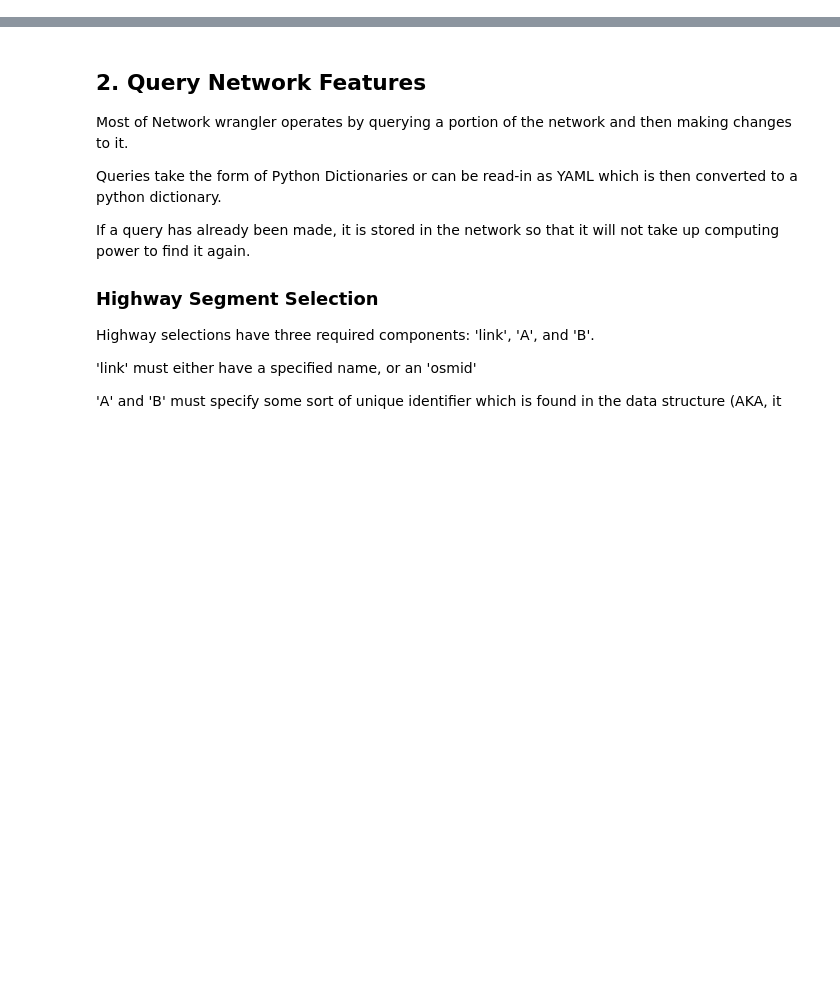
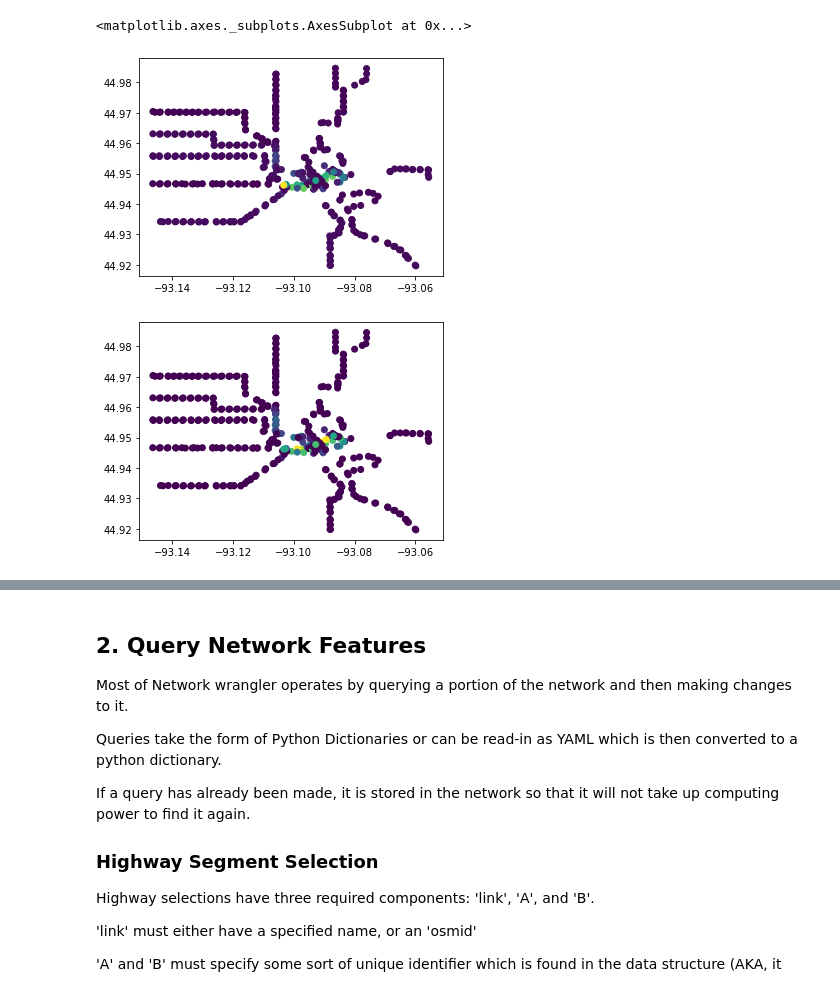
Before and after one commit to wsp-sag/network_wrangler, a Jupyter notebook: notebook/Wrangler Quickstart.ipynb, the cells around one changed output, grey strips where cells are left out. Saved outputs shown, nothing was run; the diff lists cells and outputs as text; code cells hidden in the pictures; blank space fills up the shorter version.

Commit message:
quicktart update
-  add inline documentation and logging
- make gdf creation more flexible for transit shapes
- drastically increase docuemntation and plotting examples in quickstart

```diff
--- a/notebook/Wrangler Quickstart.ipynb
+++ b/notebook/Wrangler Quickstart.ipynb
@@ -11,6 +12,7 @@ This notebook should give you a high-level overview of using Wrangler to do the
 # %%
 import os
 import warnings
+import sys
 
 import numpy as np
 import pandas as pd
@@ -26,5 +28,13 @@ from IPython.display import display, HTML
 %config IPCompleter.greedy=True
 pd.set_option('display.max_columns', None)
 warnings.filterwarnings('ignore')
+
+import logging
+logger = logging.getLogger("WranglerLogger")
+#logger.handlers[0].stream = sys.stdout
+# if you don't want to see so much detail, set to logging.INFO or DEBUG
+logger.setLevel(logging.INFO)
+
+
 %load_ext autoreload
 %autoreload 2
@@ -80,0 +204,52 @@ transit_net.feed.shapes[:5]
+# %%
+selected_service_id = transit_net.feed.trips.loc[0,'service_id'] #just pick the first one for now
+time_of_day = "8:00:00" #24 hour time
+
+
+# 1. Select trips for a service id
+selected_trips = transit_net.feed.trips.loc[transit_net.feed.trips.service_id==selected_service_id][['trip_id','route_id','shape_id']]
+logger.info("Selected {} of {} total trips with the service id: {}".format(
+    len(selected_trips),
+    len(transit_net.feed.trips),
+    selected_service_id)
+)
+
+# 2. Select frequencies for the time of day
+h,m,s = time_of_day.split(':')
+time_of_day_sec = int(h) * 3600 + int(m) * 60 + int(s)
+selected_frequencies = transit_net.feed.frequencies.loc[
+    (transit_net.feed.frequencies.start_time<=time_of_day_sec) &
+    (transit_net.feed.frequencies.end_time>time_of_day_sec)
+][['trip_id','headway_secs']]
+
+selected_frequencies['buses_per_hour']= selected_frequencies['headway_secs']/3600
+
+# 3. Merge selected frequencies to selected trips
+
+selected_trips=selected_trips.merge(selected_frequencies, how='inner', on='trip_id')
+# Do an inner join so if frequency NaN for that time period, it is deleted.
+# Alternativly could provide a different value to show "no service"
+
+logger.info("Kept {} trips with frequencies for the selected time: {}".format(
+    len(selected_trips),
+    time_of_day)
+)
+
+# 4. Merge to stop_times
+stop_times = transit_net.feed.stop_times.merge(selected_trips, how='right', on='trip_id')
+
+# 5. Aggregate to stops
+
+stop_level_service =  stop_times.groupby('stop_id').agg(
+    buses_per_hour = ('buses_per_hour',sum),
+    num_routes= ('route_id','nunique'),
+    routes = ('route_id',list),
+)
+
+stops_with_service = transit_net.feed.stops.merge(stop_level_service,how='left',on='stop_id')
+
+stops_service_gdf = gpd.GeoDataFrame(
+    stops_with_service, geometry=gpd.points_from_xy(stops_with_service.stop_lon, stops_with_service.stop_lat))
+stops_service_gdf.plot(column='buses_per_hour')
+stops_service_gdf.plot(column='num_routes')
+# %% [output]
@@ -80,0 +260,3 @@ transit_net.feed.shapes[:5]
+<matplotlib.axes._subplots.AxesSubplot at 0x...>
+[figure, added]
+[figure, added]
```
Also changed, not shown: parts of 65 cells of this notebook, 2 other files.
